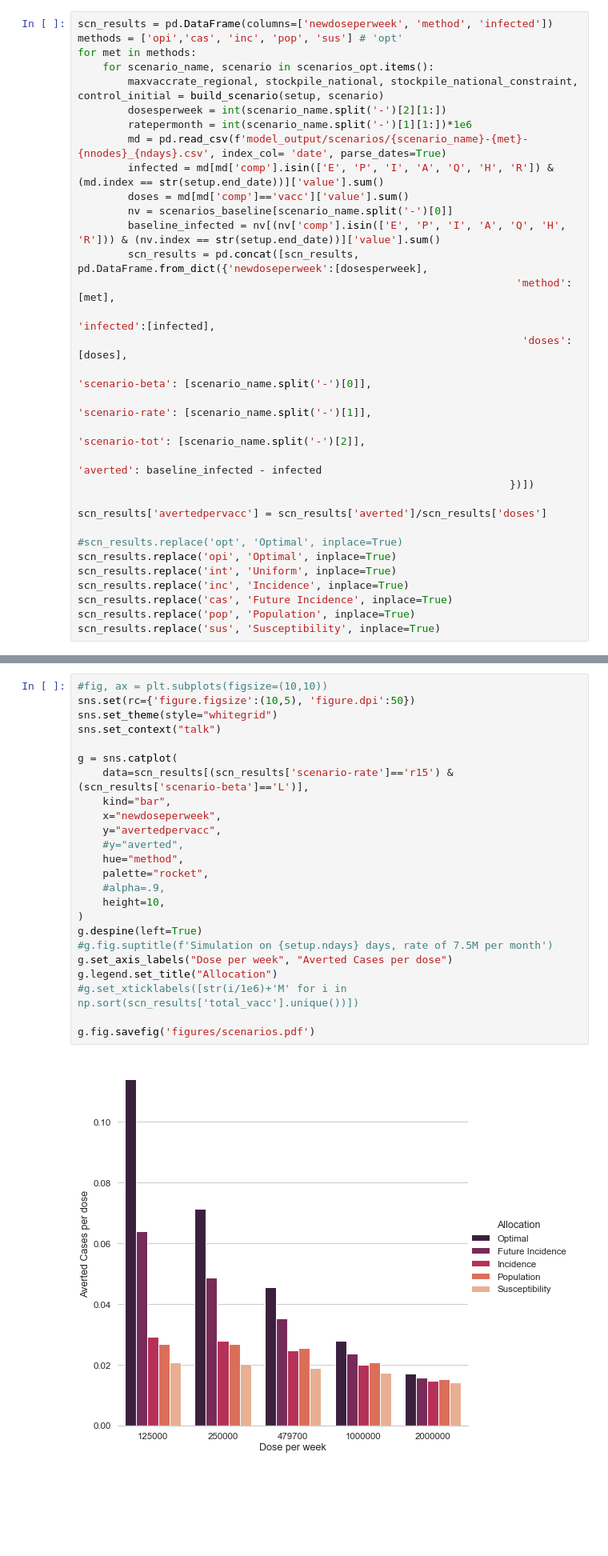
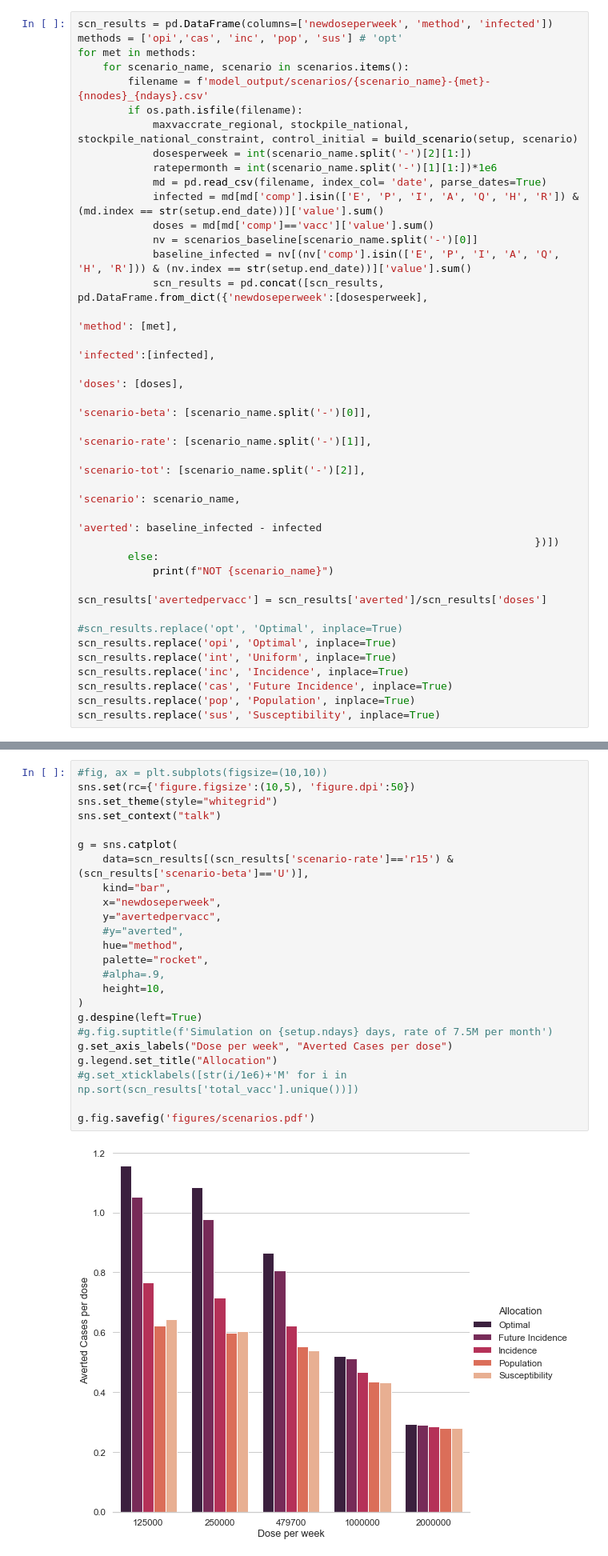
Before and after one commit to jcblemai/COVID-19_italy-vaccination-oc, a Jupyter notebook: analysis_scn.ipynb, the cells around one changed output, grey strips where cells are left out. Shown: that part at 80% size. Cells and saved outputs as stored; diff of their text form; blank space fills up the shorter version.

```diff
--- a/analysis_scn.ipynb
+++ b/analysis_scn.ipynb
@@ -275,24 +55,29 @@ for scenario_name, scenario in scenarios_opt.items():
 scn_results = pd.DataFrame(columns=['newdoseperweek', 'method', 'infected'])
 methods = ['opi','cas', 'inc', 'pop', 'sus'] # 'opt'
 for met in methods:
-    for scenario_name, scenario in scenarios_opt.items():
-        maxvaccrate_regional, stockpile_national, stockpile_national_constraint, control_initial = build_scenario(setup, scenario)
-        dosesperweek = int(scenario_name.split('-')[2][1:])
-        ratepermonth = int(scenario_name.split('-')[1][1:])*1e6
-        md = pd.read_csv(f'model_output/scenarios/{scenario_name}-{met}-{nnodes}_{ndays}.csv', index_col= 'date', parse_dates=True)
-        infected = md[md['comp'].isin(['E', 'P', 'I', 'A', 'Q', 'H', 'R']) & (md.index == str(setup.end_date))]['value'].sum()
-        doses = md[md['comp']=='vacc']['value'].sum()
-        nv = scenarios_baseline[scenario_name.split('-')[0]]
-        baseline_infected = nv[(nv['comp'].isin(['E', 'P', 'I', 'A', 'Q', 'H', 'R'])) & (nv.index == str(setup.end_date))]['value'].sum()
-        scn_results = pd.concat([scn_results, pd.DataFrame.from_dict({'newdoseperweek':[dosesperweek],
-                                                                      'method': [met],
-                                                                      'infected':[infected],
-                                                                       'doses': [doses],
-                                                                       'scenario-beta': [scenario_name.split('-')[0]],
-                                                                       'scenario-rate': [scenario_name.split('-')[1]],
-                                                                       'scenario-tot': [scenario_name.split('-')[2]],
-                                                                       'averted': baseline_infected - infected
-                                                                     })])
+    for scenario_name, scenario in scenarios.items():
+        filename = f'model_output/scenarios/{scenario_name}-{met}-{nnodes}_{ndays}.csv'
+        if os.path.isfile(filename):
+            maxvaccrate_regional, stockpile_national, stockpile_national_constraint, control_initial = build_scenario(setup, scenario)
+            dosesperweek = int(scenario_name.split('-')[2][1:])
+            ratepermonth = int(scenario_name.split('-')[1][1:])*1e6
+            md = pd.read_csv(filename, index_col= 'date', parse_dates=True)
+            infected = md[md['comp'].isin(['E', 'P', 'I', 'A', 'Q', 'H', 'R']) & (md.index == str(setup.end_date))]['value'].sum()
+            doses = md[md['comp']=='vacc']['value'].sum()
+            nv = scenarios_baseline[scenario_name.split('-')[0]]
+            baseline_infected = nv[(nv['comp'].isin(['E', 'P', 'I', 'A', 'Q', 'H', 'R'])) & (nv.index == str(setup.end_date))]['value'].sum()
+            scn_results = pd.concat([scn_results, pd.DataFrame.from_dict({'newdoseperweek':[dosesperweek],
+                                                                          'method': [met],
+                                                                          'infected':[infected],
+                                                                           'doses': [doses],
+                                                                           'scenario-beta': [scenario_name.split('-')[0]],
+                                                                           'scenario-rate': [scenario_name.split('-')[1]],
+                                                                           'scenario-tot': [scenario_name.split('-')[2]],
+                                                                           'scenario': scenario_name,
+                                                                           'averted': baseline_infected - infected
+                                                                         })])
+        else:
+            print(f"NOT {scenario_name}")
 
 scn_results['avertedpervacc'] = scn_results['averted']/scn_results['doses']
 
@@ -310,26 +111,26 @@ scn_results[scn_results['scenario-tot']=='t1000000']
 # %%
 #fig, ax = plt.subplots(figsize=(10,10))
 sns.set(rc={'figure.figsize':(10,5), 'figure.dpi':50})
 sns.set_theme(style="whitegrid")
 sns.set_context("talk")
 
 g = sns.catplot(
-    data=scn_results[(scn_results['scenario-rate']=='r15') & (scn_results['scenario-beta']=='L')],
+    data=scn_results[(scn_results['scenario-rate']=='r15') & (scn_results['scenario-beta']=='U')],
     kind="bar",
     x="newdoseperweek",
     y="avertedpervacc",
     #y="averted",
     hue="method",
     palette="rocket",
     #alpha=.9,
     height=10,
 )
 g.despine(left=True)
 #g.fig.suptitle(f'Simulation on {setup.ndays} days, rate of 7.5M per month')
 g.set_axis_labels("Dose per week", "Averted Cases per dose")
 g.legend.set_title("Allocation")
 #g.set_xticklabels([str(i/1e6)+'M' for i in np.sort(scn_results['total_vacc'].unique())])
 
 g.fig.savefig('figures/scenarios.pdf')
 # %% [output]
-[figure, old version]
+[figure, new version]
```
Also changed, not shown: parts of 15 cells of this notebook, 2 other files.
